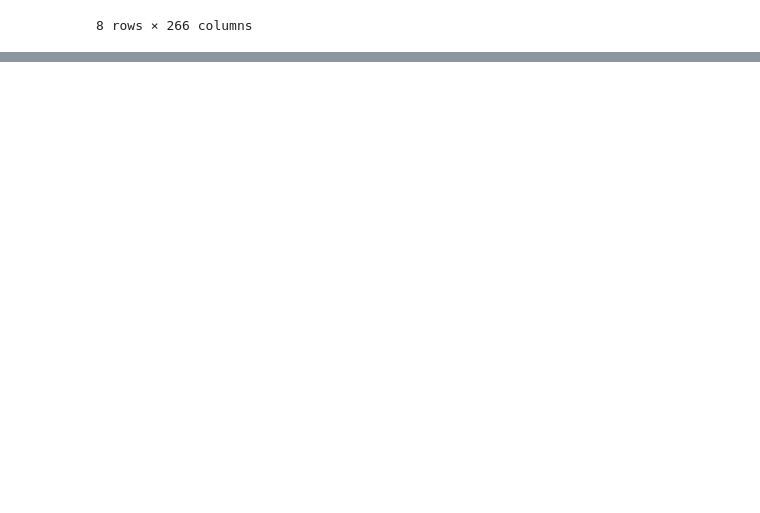
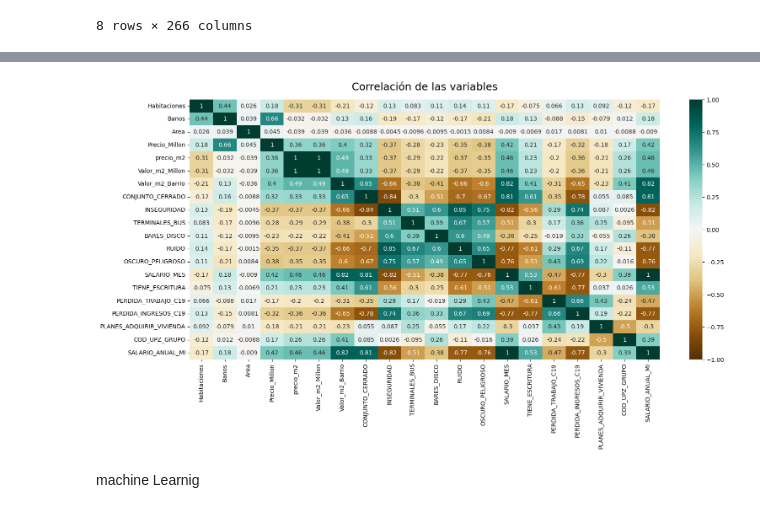
Before and after one commit to James5258/Inmersion_Python, a Jupyter notebook: Inmersión__datos__Aula_1.ipynb, the cells around one changed output, grey strips where cells are left out. Cells and saved outputs as stored; diff of their text form; code cells hidden in the pictures; blank space fills up the shorter version.

```diff
--- a/Inmersión__datos__Aula_1.ipynb
+++ b/Inmersión__datos__Aula_1.ipynb
@@ -735,0 +937,3 @@ datos_dane.sample(100)
+# %%
+datos_ml = pd.merge(inmuebles,datos_tratados, left_on='UPZ', right_on='NOMBRE_ESTRATO', how='left')
+datos_ml.info()
@@ -735,0 +958,4 @@ datos_dane.sample(100)
+# %%
+upz = pd.read_csv('/content/drive/MyDrive/diplo/Dtos/cod_upz.csv')
+datos_ml = pd.merge(datos_ml,upz,left_on='UPZ',right_on='NOMBRE_ESTRATO', how='inner')
+datos_ml.head()
@@ -735,0 +1021,3 @@ datos_dane.sample(100)
+# %%
+datos_ml = datos_ml.query('Precio_Millon < 1200 & Precio_Millon > 60')
+datos_ml
@@ -735,0 +1044,3 @@ datos_dane.sample(100)
+# %%
+datos_ml['SALARIO_ANUAL_MI']= datos_ml['SALARIO_MES']*12/1000000
+datos_ml['SALARIO_ANUAL_MI']
@@ -735,0 +1087,10 @@ datos_dane.sample(100)
+# %%
+plt.figure(figsize=(18, 8))
+#https://www.tylervigen.com/spurious-correlations
+#mascara = np.triu(np.ones_like(datos_ml.corr(), dtype=bool)) mask=mascara,
+heatmap = sns.heatmap(datos_ml.corr(), vmin=-1, vmax=1, annot=True, cmap='BrBG')
+heatmap.set_title('Correlación de las variables', fontdict={'fontsize':18}, pad=16);
+# %% [output]
+[figure, added]
+# %% [markdown]
+machine Learnig
```
Also changed, not shown: parts of 53 cells of this notebook.
